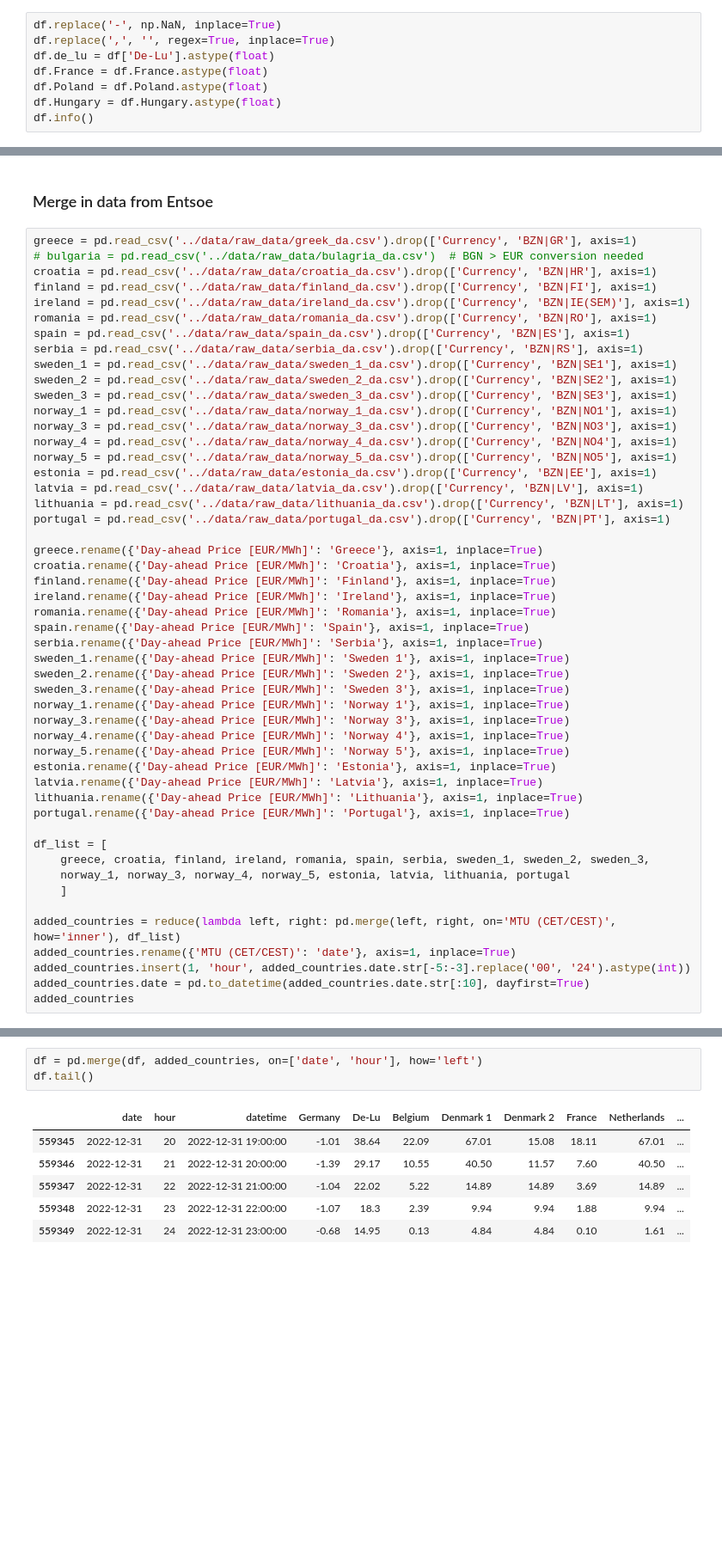
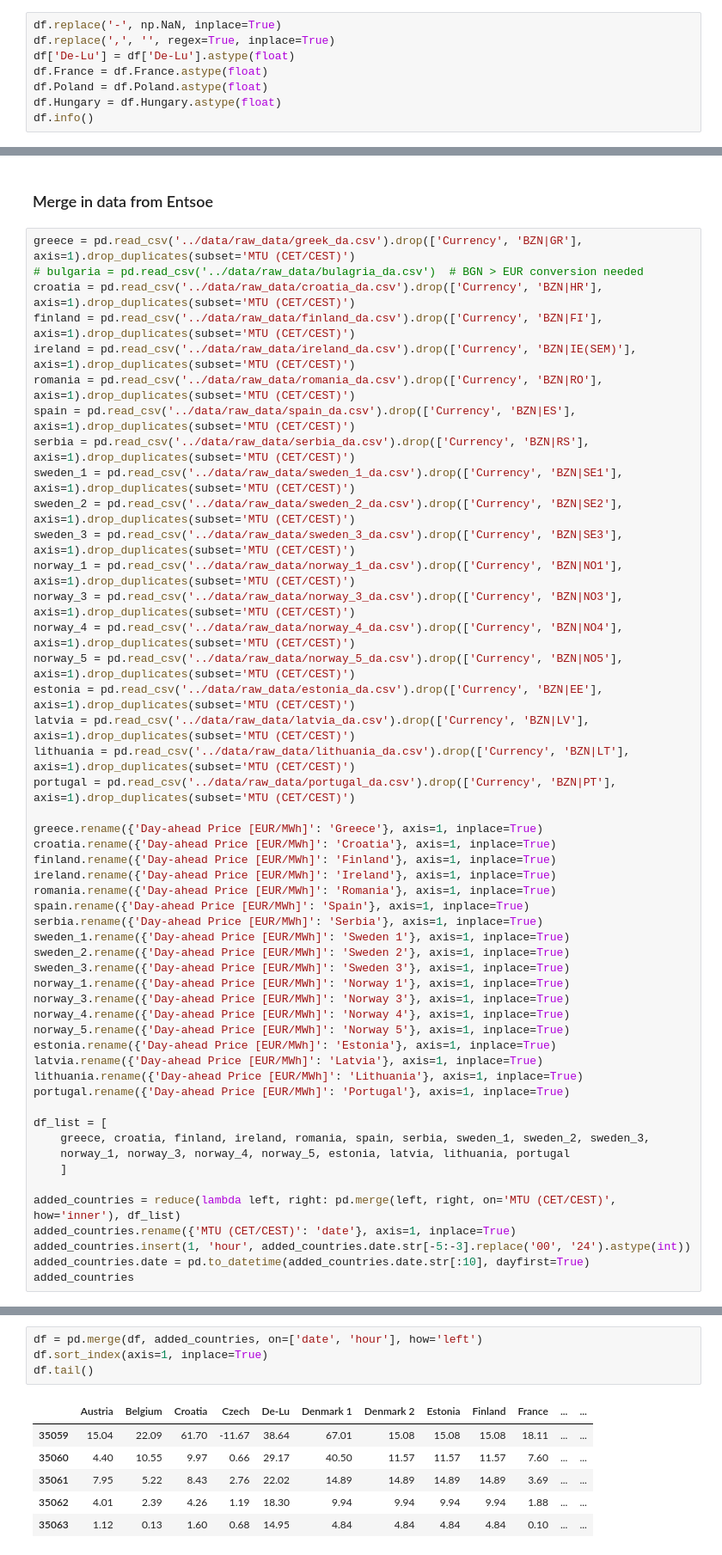
Before and after one commit to asadiceccarelli/eu-wholesale-analysis, a Jupyter notebook: scripts/clean_data.ipynb, the cells around one changed output, grey strips where cells are left out. Shown at 86% size. Cells and saved outputs as stored; diff of their text form; blank space fills up the shorter version.

```diff
--- a/scripts/clean_data.ipynb
+++ b/scripts/clean_data.ipynb
@@ -82,7 +82,7 @@ memory usage: 4.8+ MB
 # %%
 df.replace('-', np.NaN, inplace=True)
 df.replace(',', '', regex=True, inplace=True)
-df.de_lu = df['De-Lu'].astype(float)
+df['De-Lu'] = df['De-Lu'].astype(float)
 df.France = df.France.astype(float)
 df.Poland = df.Poland.astype(float)
 df.Hungary = df.Hungary.astype(float)
@@ -160,25 +160,25 @@ df.head()
 # %% [markdown]
 ### Merge in data from Entsoe
 # %%
-greece = pd.read_csv('../data/raw_data/greek_da.csv').drop(['Currency', 'BZN|GR'], axis=1)
+greece = pd.read_csv('../data/raw_data/greek_da.csv').drop(['Currency', 'BZN|GR'], axis=1).drop_duplicates(subset='MTU (CET/CEST)')
 # bulgaria = pd.read_csv('../data/raw_data/bulagria_da.csv')  # BGN > EUR conversion needed
-croatia = pd.read_csv('../data/raw_data/croatia_da.csv').drop(['Currency', 'BZN|HR'], axis=1)
-finland = pd.read_csv('../data/raw_data/finland_da.csv').drop(['Currency', 'BZN|FI'], axis=1)
-ireland = pd.read_csv('../data/raw_data/ireland_da.csv').drop(['Currency', 'BZN|IE(SEM)'], axis=1)
-romania = pd.read_csv('../data/raw_data/romania_da.csv').drop(['Currency', 'BZN|RO'], axis=1)
-spain = pd.read_csv('../data/raw_data/spain_da.csv').drop(['Currency', 'BZN|ES'], axis=1)
-serbia = pd.read_csv('../data/raw_data/serbia_da.csv').drop(['Currency', 'BZN|RS'], axis=1)
-sweden_1 = pd.read_csv('../data/raw_data/sweden_1_da.csv').drop(['Currency', 'BZN|SE1'], axis=1)
-sweden_2 = pd.read_csv('../data/raw_data/sweden_2_da.csv').drop(['Currency', 'BZN|SE2'], axis=1)
-sweden_3 = pd.read_csv('../data/raw_data/sweden_3_da.csv').drop(['Currency', 'BZN|SE3'], axis=1)
-norway_1 = pd.read_csv('../data/raw_data/norway_1_da.csv').drop(['Currency', 'BZN|NO1'], axis=1)
-norway_3 = pd.read_csv('../data/raw_data/norway_3_da.csv').drop(['Currency', 'BZN|NO3'], axis=1)
-norway_4 = pd.read_csv('../data/raw_data/norway_4_da.csv').drop(['Currency', 'BZN|NO4'], axis=1)
-norway_5 = pd.read_csv('../data/raw_data/norway_5_da.csv').drop(['Currency', 'BZN|NO5'], axis=1)
-estonia = pd.read_csv('../data/raw_data/estonia_da.csv').drop(['Currency', 'BZN|EE'], axis=1)
-latvia = pd.read_csv('../data/raw_data/latvia_da.csv').drop(['Currency', 'BZN|LV'], axis=1)
-lithuania = pd.read_csv('../data/raw_data/lithuania_da.csv').drop(['Currency', 'BZN|LT'], axis=1)
-portugal = pd.read_csv('../data/raw_data/portugal_da.csv').drop(['Currency', 'BZN|PT'], axis=1)
+croatia = pd.read_csv('../data/raw_data/croatia_da.csv').drop(['Currency', 'BZN|HR'], axis=1).drop_duplicates(subset='MTU (CET/CEST)')
+finland = pd.read_csv('../data/raw_data/finland_da.csv').drop(['Currency', 'BZN|FI'], axis=1).drop_duplicates(subset='MTU (CET/CEST)')
+ireland = pd.read_csv('../data/raw_data/ireland_da.csv').drop(['Currency', 'BZN|IE(SEM)'], axis=1).drop_duplicates(subset='MTU (CET/CEST)')
+romania = pd.read_csv('../data/raw_data/romania_da.csv').drop(['Currency', 'BZN|RO'], axis=1).drop_duplicates(subset='MTU (CET/CEST)')
+spain = pd.read_csv('../data/raw_data/spain_da.csv').drop(['Currency', 'BZN|ES'], axis=1).drop_duplicates(subset='MTU (CET/CEST)')
+serbia = pd.read_csv('../data/raw_data/serbia_da.csv').drop(['Currency', 'BZN|RS'], axis=1).drop_duplicates(subset='MTU (CET/CEST)')
+sweden_1 = pd.read_csv('../data/raw_data/sweden_1_da.csv').drop(['Currency', 'BZN|SE1'], axis=1).drop_duplicates(subset='MTU (CET/CEST)')
+sweden_2 = pd.read_csv('../data/raw_data/sweden_2_da.csv').drop(['Currency', 'BZN|SE2'], axis=1).drop_duplicates(subset='MTU (CET/CEST)')
+sweden_3 = pd.read_csv('../data/raw_data/sweden_3_da.csv').drop(['Currency', 'BZN|SE3'], axis=1).drop_duplicates(subset='MTU (CET/CEST)')
+norway_1 = pd.read_csv('../data/raw_data/norway_1_da.csv').drop(['Currency', 'BZN|NO1'], axis=1).drop_duplicates(subset='MTU (CET/CEST)')
+norway_3 = pd.read_csv('../data/raw_data/norway_3_da.csv').drop(['Currency', 'BZN|NO3'], axis=1).drop_duplicates(subset='MTU (CET/CEST)')
+norway_4 = pd.read_csv('../data/raw_data/norway_4_da.csv').drop(['Currency', 'BZN|NO4'], axis=1).drop_duplicates(subset='MTU (CET/CEST)')
+norway_5 = pd.read_csv('../data/raw_data/norway_5_da.csv').drop(['Currency', 'BZN|NO5'], axis=1).drop_duplicates(subset='MTU (CET/CEST)')
+estonia = pd.read_csv('../data/raw_data/estonia_da.csv').drop(['Currency', 'BZN|EE'], axis=1).drop_duplicates(subset='MTU (CET/CEST)')
+latvia = pd.read_csv('../data/raw_data/latvia_da.csv').drop(['Currency', 'BZN|LV'], axis=1).drop_duplicates(subset='MTU (CET/CEST)')
+lithuania = pd.read_csv('../data/raw_data/lithuania_da.csv').drop(['Currency', 'BZN|LT'], axis=1).drop_duplicates(subset='MTU (CET/CEST)')
+portugal = pd.read_csv('../data/raw_data/portugal_da.csv').drop(['Currency', 'BZN|PT'], axis=1).drop_duplicates(subset='MTU (CET/CEST)')
 
 greece.rename({'Day-ahead Price [EUR/MWh]': 'Greece'}, axis=1, inplace=True)
 croatia.rename({'Day-ahead Price [EUR/MWh]': 'Croatia'}, axis=1, inplace=True)
@@ -226,13 +226,14 @@ added_countries
 # %%
 df = pd.merge(df, added_countries, on=['date', 'hour'], how='left')
+df.sort_index(axis=1, inplace=True)
 df.tail()
 # %% [output]
-|  | date | hour | datetime | Germany | De-Lu | Belgium | Denmark 1 | Denmark 2 | France | Netherlands | ... |
-| 559345 | 2022-12-31 | 20 | 2022-12-31 19:00:00 | -1.01 | 38.64 | 22.09 | 67.01 | 15.08 | 18.11 | 67.01 | ... |
-| 559346 | 2022-12-31 | 21 | 2022-12-31 20:00:00 | -1.39 | 29.17 | 10.55 | 40.50 | 11.57 | 7.60 | 40.50 | ... |
-| 559347 | 2022-12-31 | 22 | 2022-12-31 21:00:00 | -1.04 | 22.02 | 5.22 | 14.89 | 14.89 | 3.69 | 14.89 | ... |
-| 559348 | 2022-12-31 | 23 | 2022-12-31 22:00:00 | -1.07 | 18.3 | 2.39 | 9.94 | 9.94 | 1.88 | 9.94 | ... |
-| 559349 | 2022-12-31 | 24 | 2022-12-31 23:00:00 | -0.68 | 14.95 | 0.13 | 4.84 | 4.84 | 0.10 | 1.61 | ... |
+|  | Austria | Belgium | Croatia | Czech | De-Lu | Denmark 1 | Denmark 2 | Estonia | Finland | France | ... | ... |
+| 35059 | 15.04 | 22.09 | 61.70 | -11.67 | 38.64 | 67.01 | 15.08 | 15.08 | 15.08 | 18.11 | ... | ... |
+| 35060 | 4.40 | 10.55 | 9.97 | 0.66 | 29.17 | 40.50 | 11.57 | 11.57 | 11.57 | 7.60 | ... | ... |
+| 35061 | 7.95 | 5.22 | 8.43 | 2.76 | 22.02 | 14.89 | 14.89 | 14.89 | 14.89 | 3.69 | ... | ... |
+| 35062 | 4.01 | 2.39 | 4.26 | 1.19 | 18.30 | 9.94 | 9.94 | 9.94 | 9.94 | 1.88 | ... | ... |
+| 35063 | 1.12 | 0.13 | 1.60 | 0.68 | 14.95 | 4.84 | 4.84 | 4.84 | 4.84 | 0.10 | ... | ... |
 5 rows × 38 columns
 # %%
 df.to_csv('../data/cleaned_data/eu_da_prices_clean.csv')
```
Also changed, not shown: parts of 3 cells of this notebook, 8 other files.
